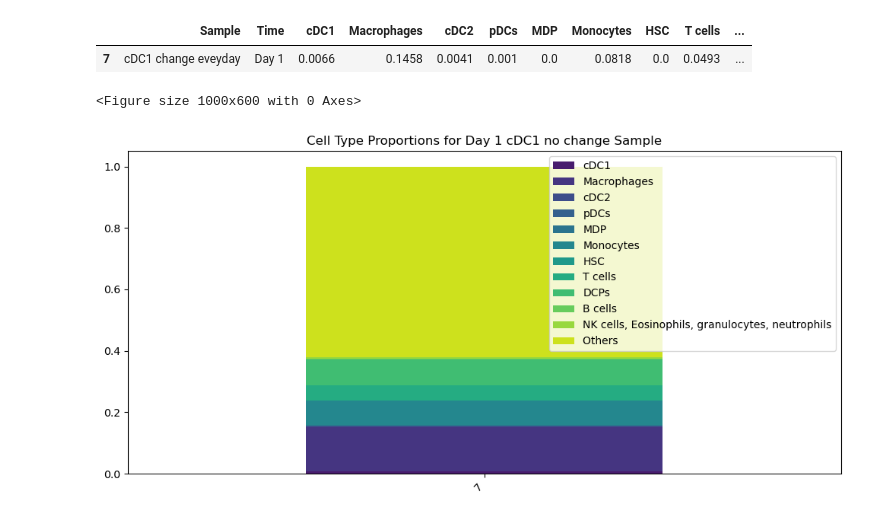
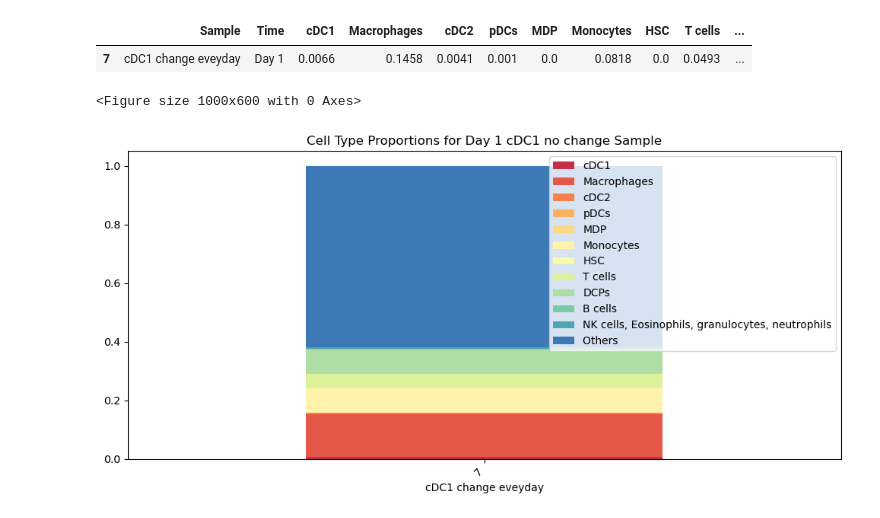
Before and after one commit to AlexiaGiroud/ThawingDCPs, a Jupyter notebook: graphs.ipynb, the cells around one changed output. Cells and saved outputs as stored; diff of their text form; code cells hidden in the pictures.

```diff
--- a/graphs.ipynb
+++ b/graphs.ipynb
@@ -50,6 +50,9 @@ def split_by_sample(df):
         sample_dict[sample_name] = df[df["Sample"] == sample_name]
 
     return sample_dict
+# %%
+# colors = ["#8b95fe", "#f9afab", '#4575b4', '#91bfdb', '#ffffbf', '#313695', '#a50026', "#006948", "#5e8f81", "#6faafd", "#eea4d2", "#c7c7c7"]
+colors = sns.color_palette('Spectral', n_colors=12)
 # %%
 results_by_day = split_by_day(df)
 results_by_day['Day 1']
@@ -68,24 +71,24 @@ samples_day1["cDC1 change eveyday"]
 # %%
 # Plot stacked bar chart of Cell Type proportions for Day 1 cDC1 no change sample
 cell_types = [
     "cDC1", "Macrophages", "cDC2", "pDCs", "MDP", "Monocytes",
     "HSC", "T cells", "DCPs", "B cells",
     "NK cells, Eosinophils, granulocytes, neutrophils",
     "Others"
 ]
 
 proportions = samples_day1["cDC1 change eveyday"].iloc[:, 2:]
 proportions
 
 proportions_plot = proportions.melt(var_name='Cell Type', value_name='Proportion')
 proportions_plot
 plt.figure(figsize=(10, 6))
-proportions.plot(kind='bar', stacked=True, figsize=(10,5), color=sns.color_palette('viridis', n_colors=len(cell_types)))
+proportions.plot(kind='bar', stacked=True, figsize=(10,5), color=colors)
 plt.title('Cell Type Proportions for Day 1 cDC1 no change Sample')
+plt.xlabel(samples_day1["cDC1 change eveyday"]["Sample"].values[0])
 plt.xticks(rotation=45, ha='right')
 plt.tight_layout()
-plt.savefig('day1_cDC1_nochange_proportions.png')
 plt.show()
 # %% [output]
 <Figure size 1000x600 with 0 Axes>
-[figure, old version]
+[figure, new version]
```
Also changed, not shown: parts of 2 cells of this notebook, 1 other file.
